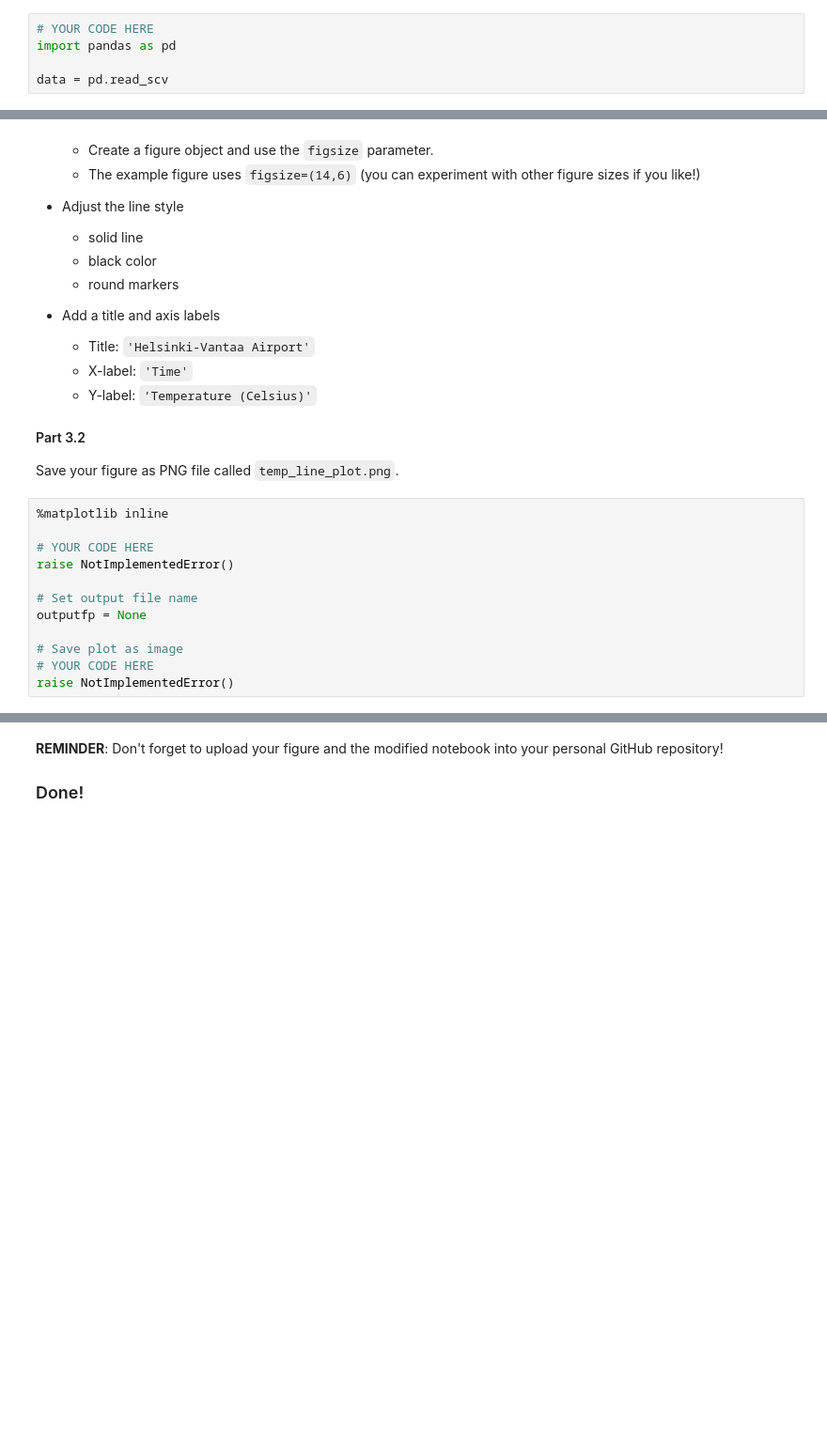
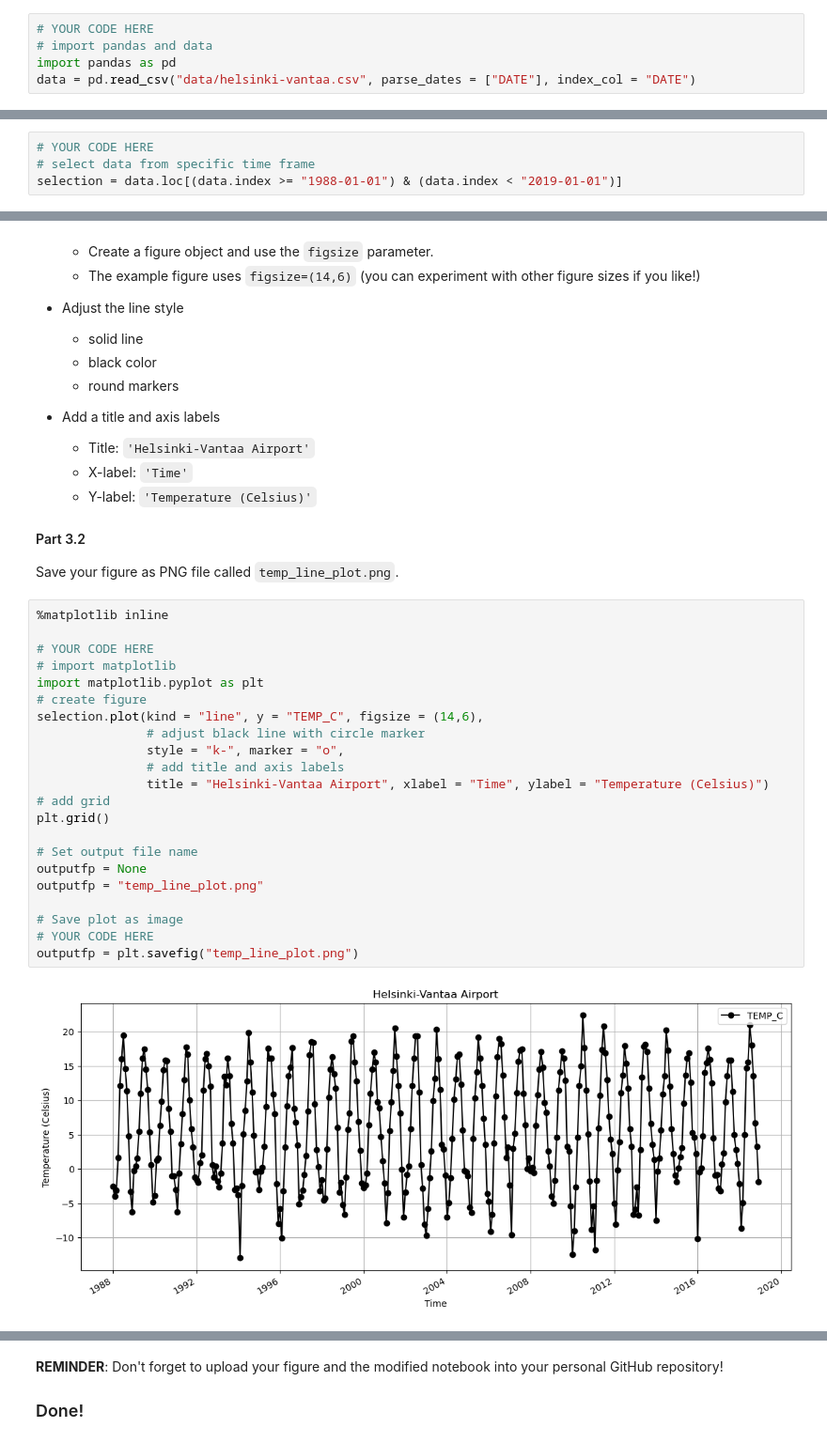
Before and after one commit to Geo-Python-2022/exercise-7-waddles42, a Jupyter notebook: Exercise-7-problem-2.ipynb, the cells around one changed output, grey strips where cells are left out. Shown at 94% size. Drawn from its saved outputs; the diff is of its cells as text; blank space fills up the shorter version.

```diff
--- a/Exercise-7-problem-2.ipynb
+++ b/Exercise-7-problem-2.ipynb
@@ -45,9 +45,9 @@ Load the Helsinki temperature data from the file `data/helsinki-vantaa.csv`.
 - Parse the dates from the column `'DATE'` and set the dates as the index in the DataFrame
 # %%
 # YOUR CODE HERE
+# import pandas and data
 import pandas as pd
-
-data = pd.read_scv
+data = pd.read_csv("data/helsinki-vantaa.csv", parse_dates = ["DATE"], index_col = "DATE")
 # %%
 # This test print should print first five rows
 print(data.head())
@@ -66,3 +73,7 @@ raise NotImplementedError()
+# %%
+# YOUR CODE HERE
+# select data from specific time frame
+selection = data.loc[(data.index >= "1988-01-01") & (data.index < "2019-01-01")]
 # %%
 # Check that the data was read in correctly:
 selection.head()
@@ -96,18 +117,30 @@ Create a line plot that displays the temperatures (`TEMP_C`) for each month in t
 #### Part 3.2
 
 Save your figure as PNG file called `temp_line_plot.png`.
-# %%
-%matplotlib inline
-
-# YOUR CODE HERE
-raise NotImplementedError()
-
-# Set output file name
-outputfp = None
-
-# Save plot as image
-# YOUR CODE HERE
-raise NotImplementedError()
+# %%
+%matplotlib inline
+
+# YOUR CODE HERE
+# import matplotlib
+import matplotlib.pyplot as plt
+# create figure
+selection.plot(kind = "line", y = "TEMP_C", figsize = (14,6),
+               # adjust black line with circle marker
+               style = "k-", marker = "o",
+               # add title and axis labels
+               title = "Helsinki-Vantaa Airport", xlabel = "Time", ylabel = "Temperature (Celsius)")
+# add grid
+plt.grid()
+
+# Set output file name
+outputfp = None
+outputfp = "temp_line_plot.png"
+
+# Save plot as image
+# YOUR CODE HERE
+outputfp = plt.savefig("temp_line_plot.png")
+# %% [output]
+[figure, added]
 # %%
 import os
 
```
Also changed, not shown: parts of 6 cells of this notebook, 1 other file.
